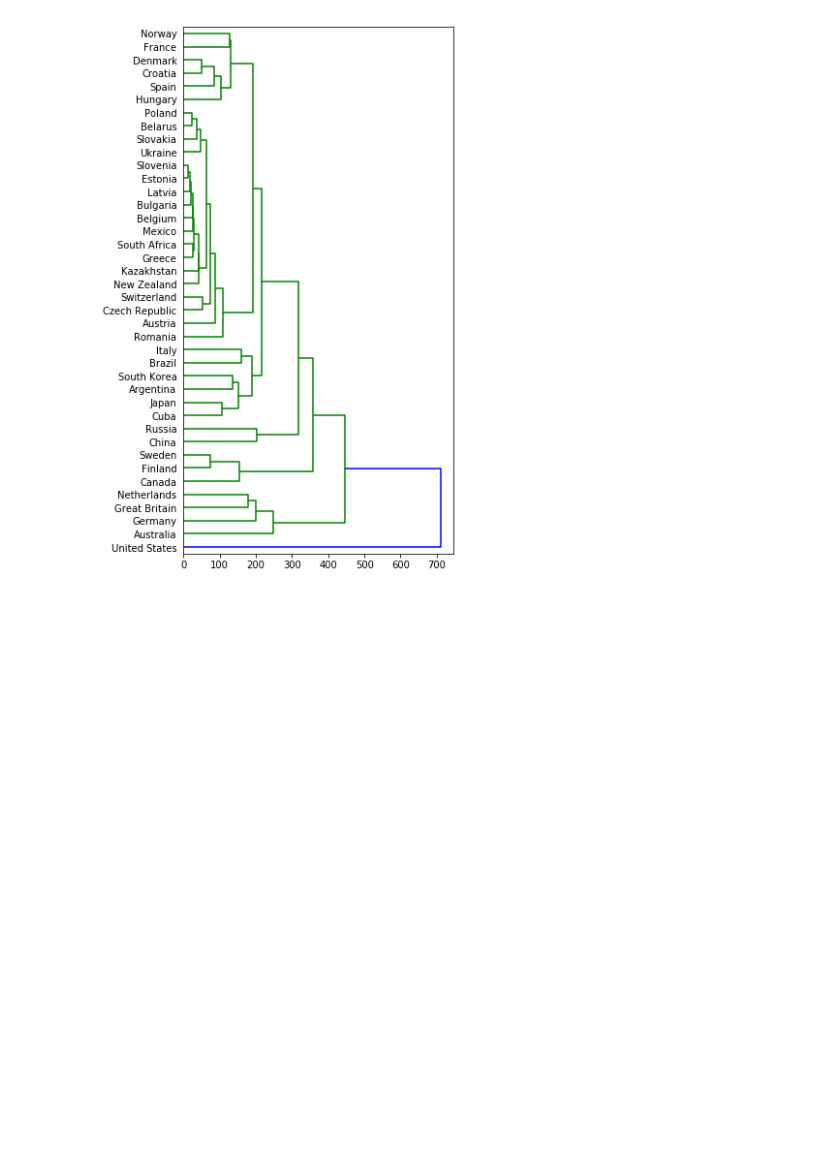
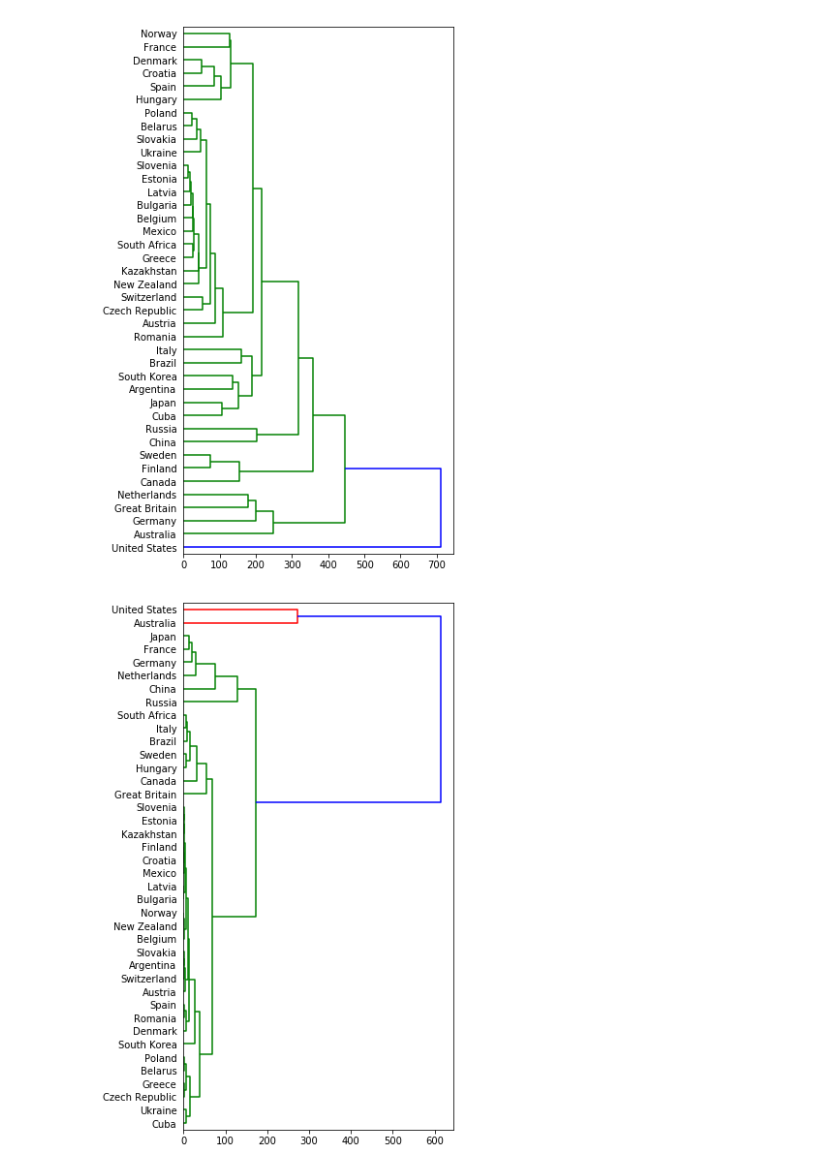
Before and after one commit to rliaoj/RLIAOJ.GITHUB.IO, a Jupyter notebook: Clustering Countries by Sports.ipynb, the cells around one changed output. Drawn from its saved outputs; the diff is of its cells as text; code cells hidden in the pictures; blank space fills up the shorter version.

```diff
--- a/Clustering Countries by Sports.ipynb
+++ b/Clustering Countries by Sports.ipynb
@@ -55,3 +56,19 @@ plt.show()
 # As we move down the dendrogram, we get to larger countries that have won more medals, such as Germany, Australia, and USA.
 # %% [output]
 [figure]
+# %%
+mergings_our_sports = linkage(medals_our_sports, method = 'ward')
+plt.figure(figsize=(5,10))
+dendrogram(mergings_our_sports, labels = medals_our_sports.index, leaf_rotation = 0, leaf_font_size = 10, orientation = 'right')
+plt.show()
+
+# If we only consider our four sports, a lot of countries will be extremely close to each other, simply because
+# they've won very few medals in these sports.
+# For example, Argentina is represented by the point (0, 0, 1, 0), which means they have won 0 medals in
+# athletics, figure skating, and table tennis, but 1 medal in swimming.
+# Switzerland is represented by the point (0, 1, 0, 0), which means they have won 0 medals in athletics,
+# swimming, and table tennis, but 1 medal in figure skating.
+# So, the distance between Argentina and Switzerland is extremely small, because the values of their coordinates
+# are almost all 0, meaning they will cluster together immediately.
+# %% [output]
+[figure, added]
```
Also changed, not shown: parts of 3 cells of this notebook.
